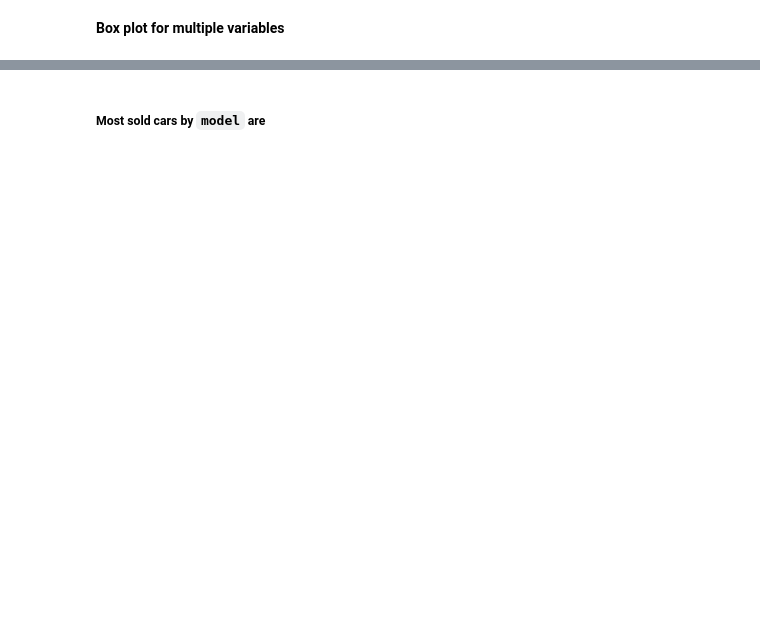
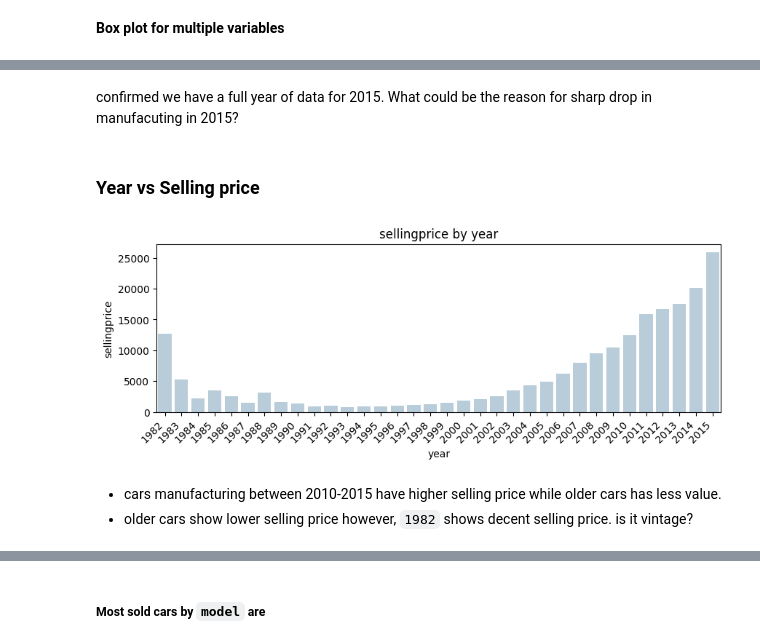
Before and after one commit to aprilhong/vehiclesales, a Jupyter notebook: vehiclesales.ipynb, the cells around one changed output, grey strips where cells are left out. Cells and saved outputs as stored; diff of their text form; code cells hidden in the pictures; blank space fills up the shorter version.

```diff
--- a/vehiclesales.ipynb
+++ b/vehiclesales.ipynb
@@ -1476,0 +1239,11 @@ Name: proportion, dtype: float64
+# %% [markdown]
+confirmed we have a full year of data for 2015. What could be the reason for sharp drop in manufacuting in 2015?
+# %% [markdown]
+### Year vs Selling price
+# %%
+bplts(df_clean,'year','sellingprice',10,3,45,'','')
+# %% [output]
+[figure, added]
+# %% [markdown]
+- cars manufacturing between 2010-2015 have higher selling price while older cars has less value.
+- older cars show lower selling price however, `1982` shows decent selling price. is it vintage?
```
Also changed, not shown: parts of 186 cells of this notebook, 3 other files.
